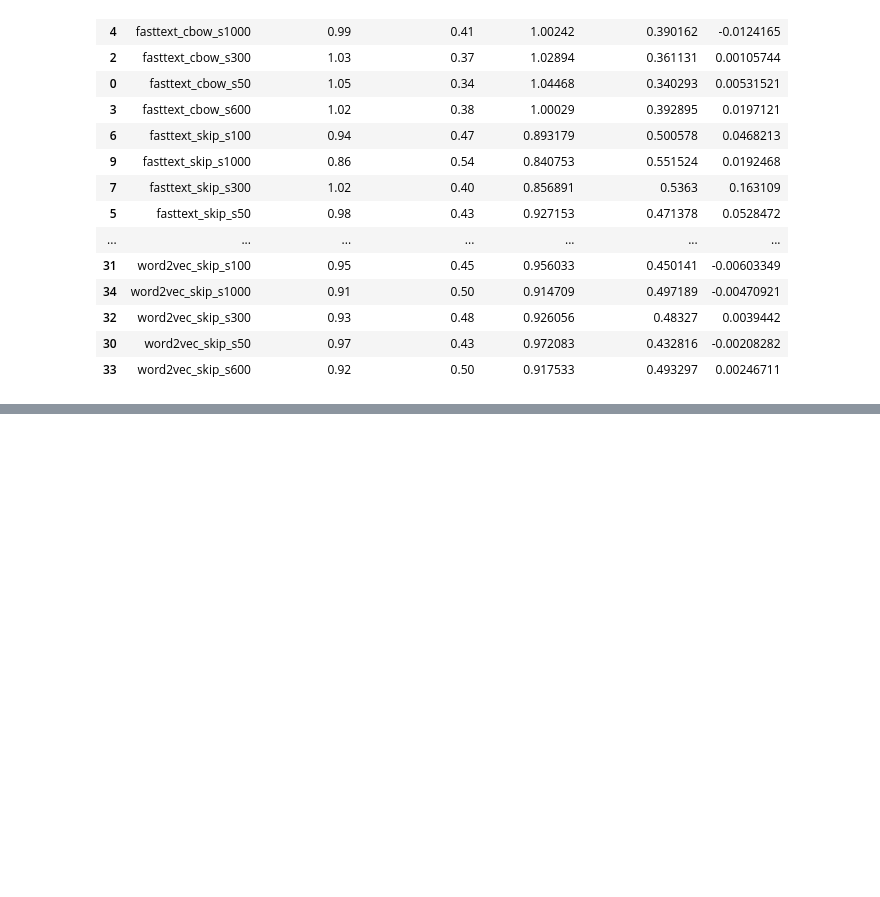
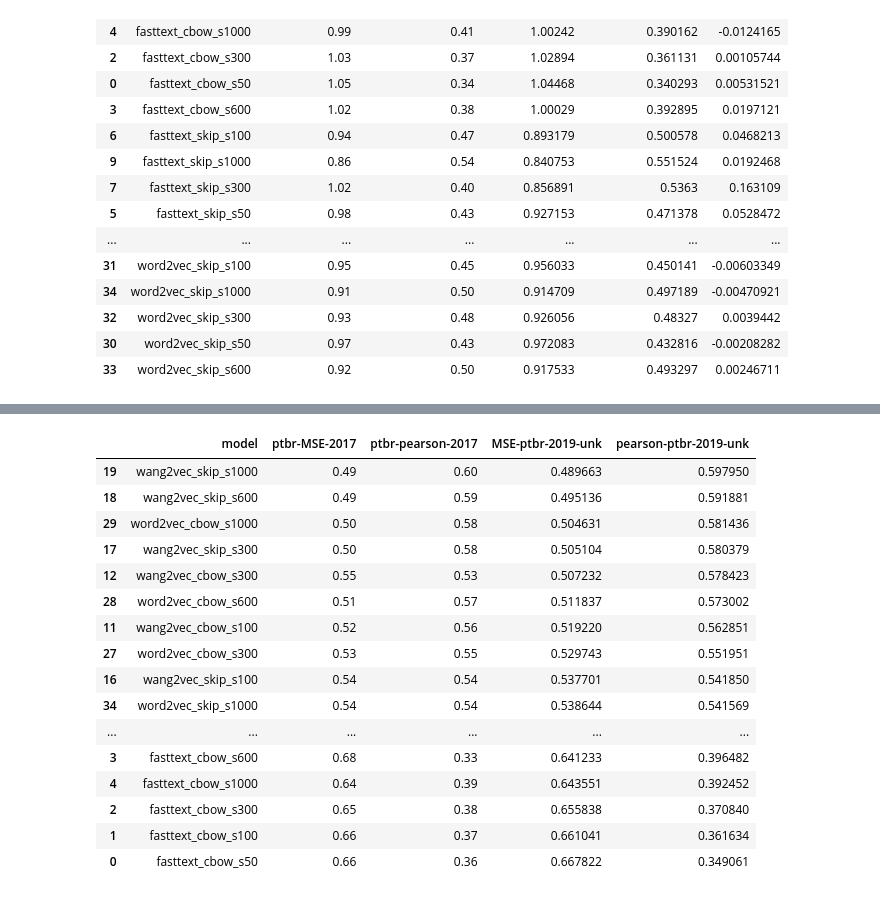
Before and after one commit to ruanchaves/elmo, a Jupyter notebook: Resultados.ipynb, the cells around one changed output, grey strips where cells are left out. Cells and saved outputs as stored; diff of their text form; code cells hidden in the pictures; blank space fills up the shorter version.

```diff
--- a/Resultados.ipynb
+++ b/Resultados.ipynb
@@ -302,3 +302,12 @@ style_df
 | 32 | word2vec_skip_s300 | 0.93 | 0.48 | 0.926056 | 0.48327 | 0.0039442 |
 | 30 | word2vec_skip_s50 | 0.97 | 0.43 | 0.972083 | 0.432816 | -0.00208282 |
 | 33 | word2vec_skip_s600 | 0.92 | 0.50 | 0.917533 | 0.493297 | 0.00246711 |
+# %%
+with open('stats-1563565586.json','r') as f:
+    table = json.load(f)
+
+df = pd.DataFrame(table)
+
+df['diff'] = 0.497809 - df['MSE']
+
+df.sort_values(by='diff')
@@ -304,0 +332,49 @@ style_df
+# %%
+with open('stats-1563570740.json','r') as f:
+    table = json.load(f)
+
+df = pd.DataFrame(table)
+
+df = df.rename(columns={"MSE": "MSE-ptbr-2019-unk", "pearson": "pearson-ptbr-2019-unk"})
+
+with open('hartmann_results.txt') as f:
+    table = f.read().split('\n')
+
+hartmann_results = []
+for item in table:
+    line = item.split(' ')
+    line = list(filter(lambda x: len(x), line))
+    if not line:
+        continue
+    row = {
+        'model': line[0],
+        'ptbr-pearson-2017': line[1],
+        'ptbr-MSE-2017': line[2]
+    }
+    hartmann_results.append(row)
+
+
+df2017 = pd.DataFrame(hartmann_results)
+
+df = df2017.merge(df, on='model')
+df = df.sort_values(by='MSE-ptbr-2019-unk')
+df.to_csv('sentence_similarity_sorted_by_model_with_unk-ptbr-MSE-2019', index=False)
+df
+# %% [output]
+|  | model | ptbr-MSE-2017 | ptbr-pearson-2017 | MSE-ptbr-2019-unk | pearson-ptbr-2019-unk |
+| 19 | wang2vec_skip_s1000 | 0.49 | 0.60 | 0.489663 | 0.597950 |
+| 18 | wang2vec_skip_s600 | 0.49 | 0.59 | 0.495136 | 0.591881 |
+| 29 | word2vec_cbow_s1000 | 0.50 | 0.58 | 0.504631 | 0.581436 |
+| 17 | wang2vec_skip_s300 | 0.50 | 0.58 | 0.505104 | 0.580379 |
+| 12 | wang2vec_cbow_s300 | 0.55 | 0.53 | 0.507232 | 0.578423 |
+| 28 | word2vec_cbow_s600 | 0.51 | 0.57 | 0.511837 | 0.573002 |
+| 11 | wang2vec_cbow_s100 | 0.52 | 0.56 | 0.519220 | 0.562851 |
+| 27 | word2vec_cbow_s300 | 0.53 | 0.55 | 0.529743 | 0.551951 |
+| 16 | wang2vec_skip_s100 | 0.54 | 0.54 | 0.537701 | 0.541850 |
+| 34 | word2vec_skip_s1000 | 0.54 | 0.54 | 0.538644 | 0.541569 |
+| ... | ... | ... | ... | ... | ... |
+| 3 | fasttext_cbow_s600 | 0.68 | 0.33 | 0.641233 | 0.396482 |
+| 4 | fasttext_cbow_s1000 | 0.64 | 0.39 | 0.643551 | 0.392452 |
+| 2 | fasttext_cbow_s300 | 0.65 | 0.38 | 0.655838 | 0.370840 |
+| 1 | fasttext_cbow_s100 | 0.66 | 0.37 | 0.661041 | 0.361634 |
+| 0 | fasttext_cbow_s50 | 0.66 | 0.36 | 0.667822 | 0.349061 |
```
Also changed, not shown: parts of 2 cells of this notebook, 16 other files.
